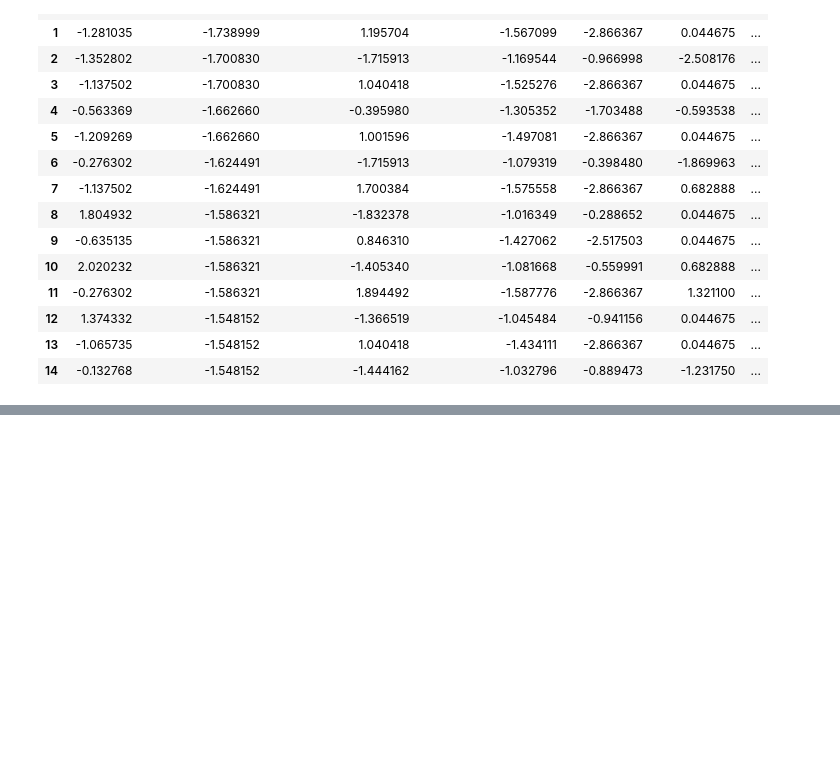
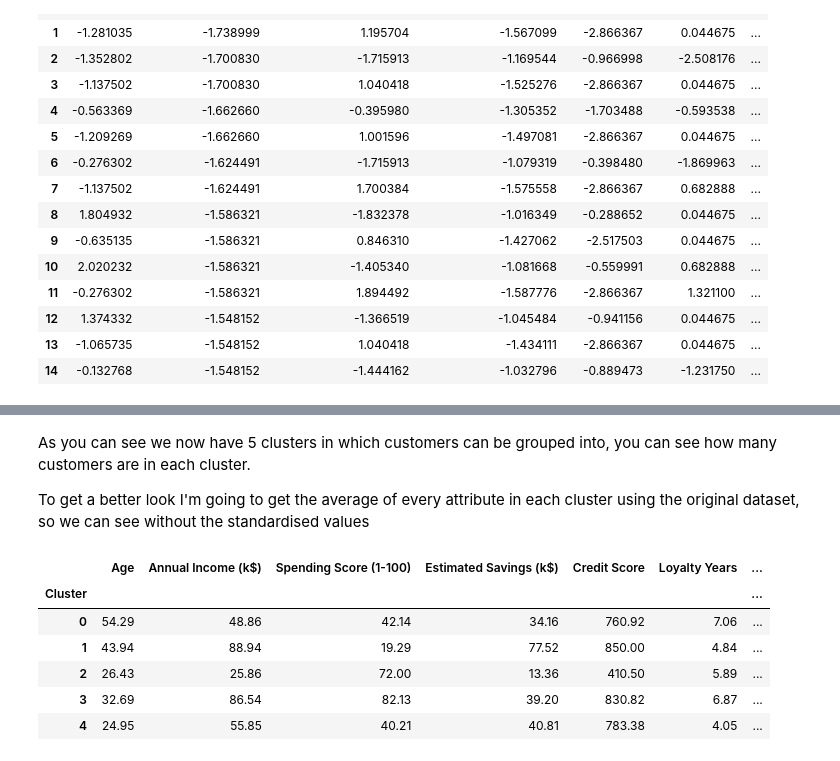
Before and after one commit to samyamp/Customer-Grouper, a Jupyter notebook: notebooks/Segmentation-model.ipynb, the cells around one changed output, grey strips where cells are left out. Drawn from its saved outputs; the diff is of its cells as text; code cells hidden in the pictures; blank space fills up the shorter version.

```diff
--- a/notebooks/Segmentation-model.ipynb
+++ b/notebooks/Segmentation-model.ipynb
@@ -147,0 +172,9 @@ from sklearn.cluster import KMeans
+# %%
+kmeansModel = KMeans(n_clusters=5, init='k-means++', random_state=42)
+
+values = kmeansModel.fit_predict(df)
+df['Cluster'] = values
+
+print(df['Cluster'].value_counts()) #Gets number of customers in each cluster
+
+df.head(15)
@@ -147,0 +205,30 @@ from sklearn.cluster import KMeans
+# %% [markdown]
+As you can see we now have 5 clusters in which customers can be grouped into, you can see how many customers are in each cluster.
+
+To get a better look I'm going to get the average of every attribute in each cluster using the original dataset, so we can see without the standardised values
+# %%
+original_df = pd.read_csv('../data/Mall_Customers_Enhanced.csv')
+original_df = original_df.drop('CustomerID', axis=1)
+
+original_df['Cluster'] = values
+
+#Split the categories up as we cannot use mean on categorical data
+numerical_cols = ['Age', 'Annual Income (k$)', 'Spending Score (1-100)', 'Estimated Savings (k$)', 'Credit Score', 'Loyalty Years']
+categorical_cols = ['Gender','Preferred Category'] #Don't use age group as it's not relevant here
+
+numerical_summary = original_df.groupby('Cluster')[numerical_cols].mean().round(2)
+categorical_summary = original_df.groupby('Cluster')[categorical_cols].agg(lambda x: x.mode()[0])
+
+
+summary = pd.concat([numerical_summary, categorical_summary], axis=1)
+summary['Count'] = original_df['Cluster'].value_counts().sort_index()
+
+summary
+# %% [output]
+|  | Age | Annual Income (k$) | Spending Score (1-100) | Estimated Savings (k$) | Credit Score | Loyalty Years | ... |
+| Cluster |  |  |  |  |  |  | ... |
+| 0 | 54.29 | 48.86 | 42.14 | 34.16 | 760.92 | 7.06 | ... |
+| 1 | 43.94 | 88.94 | 19.29 | 77.52 | 850.00 | 4.84 | ... |
+| 2 | 26.43 | 25.86 | 72.00 | 13.36 | 410.50 | 5.89 | ... |
+| 3 | 32.69 | 86.54 | 82.13 | 39.20 | 830.82 | 6.87 | ... |
+| 4 | 24.95 | 55.85 | 40.21 | 40.81 | 783.38 | 4.05 | ... |
```
Also changed, not shown: parts of 7 cells of this notebook.
